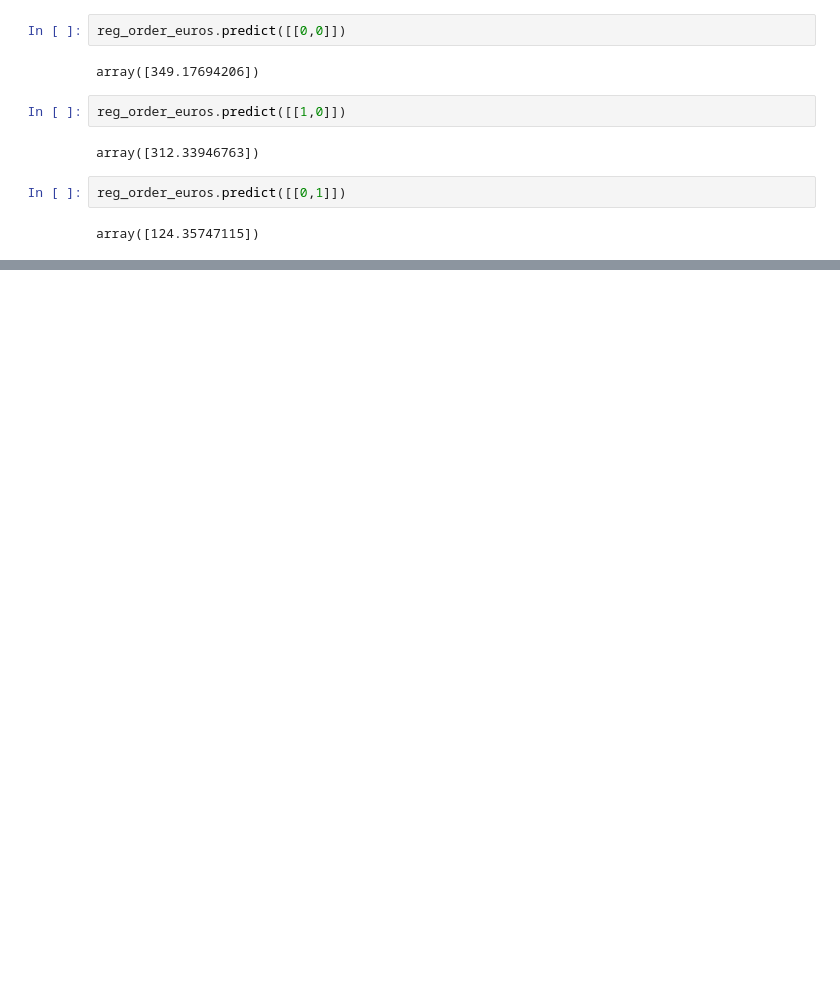
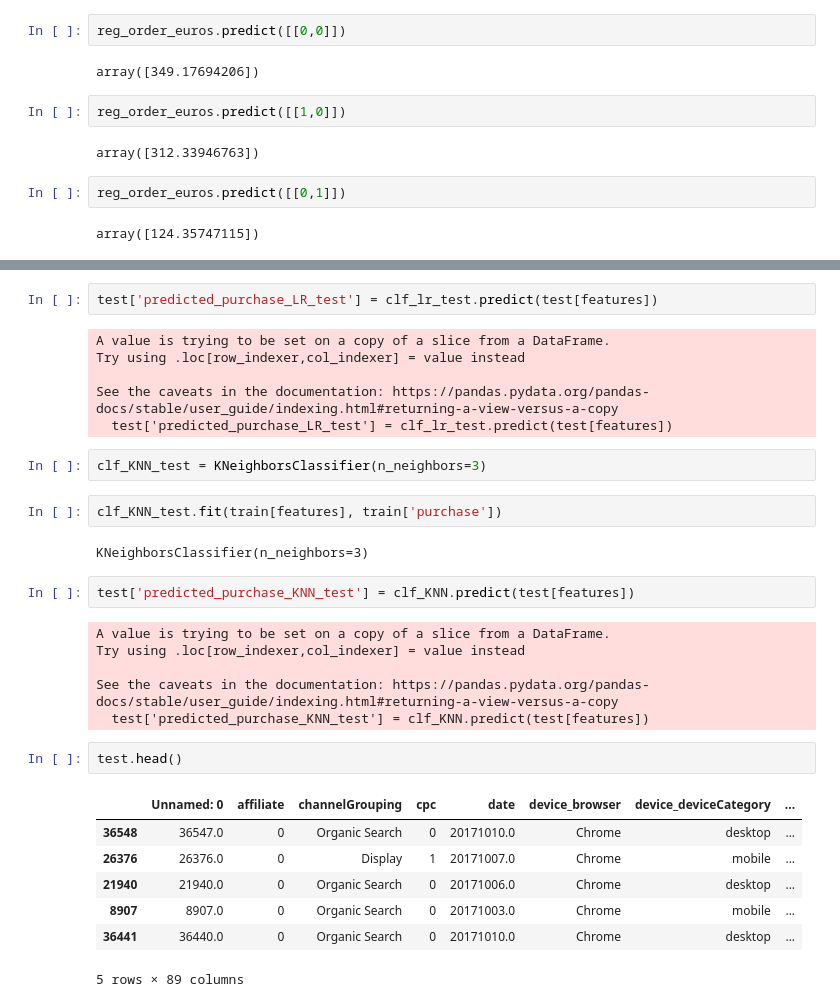
Before and after one commit to uvacw/teachteacher-python, a Jupyter notebook: day5/WorkingNotebook.ipynb, the cells around one changed output, grey strips where cells are left out. Cells and saved outputs as stored; diff of their text form; blank space fills up the shorter version.

```diff
--- a/day5/WorkingNotebook.ipynb
+++ b/day5/WorkingNotebook.ipynb
@@ -494,0 +702,32 @@ array([124.35747115])
+# %%
+test['predicted_purchase_LR_test'] = clf_lr_test.predict(test[features])
+# %% [output]
+A value is trying to be set on a copy of a slice from a DataFrame.
+Try using .loc[row_indexer,col_indexer] = value instead
+
+See the caveats in the documentation: https://pandas.pydata.org/pandas-docs/stable/user_guide/indexing.html#returning-a-view-versus-a-copy
+  test['predicted_purchase_LR_test'] = clf_lr_test.predict(test[features])
+# %%
+clf_KNN_test = KNeighborsClassifier(n_neighbors=3)
+# %%
+clf_KNN_test.fit(train[features], train['purchase'])
+# %% [output]
+KNeighborsClassifier(n_neighbors=3)
+# %%
+test['predicted_purchase_KNN_test'] = clf_KNN.predict(test[features])
+# %% [output]
+A value is trying to be set on a copy of a slice from a DataFrame.
+Try using .loc[row_indexer,col_indexer] = value instead
+
+See the caveats in the documentation: https://pandas.pydata.org/pandas-docs/stable/user_guide/indexing.html#returning-a-view-versus-a-copy
+  test['predicted_purchase_KNN_test'] = clf_KNN.predict(test[features])
+# %%
+test.head()
+# %% [output]
+|  | Unnamed: 0 | affiliate | channelGrouping | cpc | date | device_browser | device_deviceCategory | ... |
+| 36548 | 36547.0 | 0 | Organic Search | 0 | 20171010.0 | Chrome | desktop | ... |
+| 26376 | 26376.0 | 0 | Display | 1 | 20171007.0 | Chrome | mobile | ... |
+| 21940 | 21940.0 | 0 | Organic Search | 0 | 20171006.0 | Chrome | desktop | ... |
+| 8907 | 8907.0 | 0 | Organic Search | 0 | 20171003.0 | Chrome | mobile | ... |
+| 36441 | 36440.0 | 0 | Organic Search | 0 | 20171010.0 | Chrome | desktop | ... |
+5 rows × 89 columns
```
Also changed, not shown: parts of 53 cells of this notebook.
